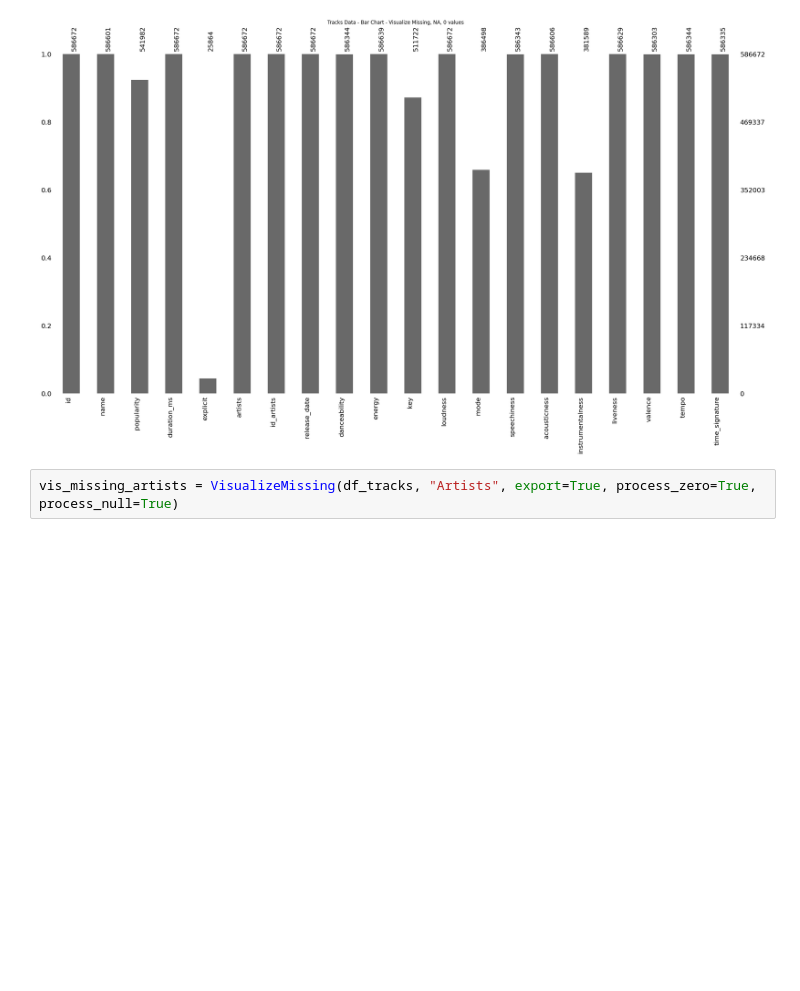
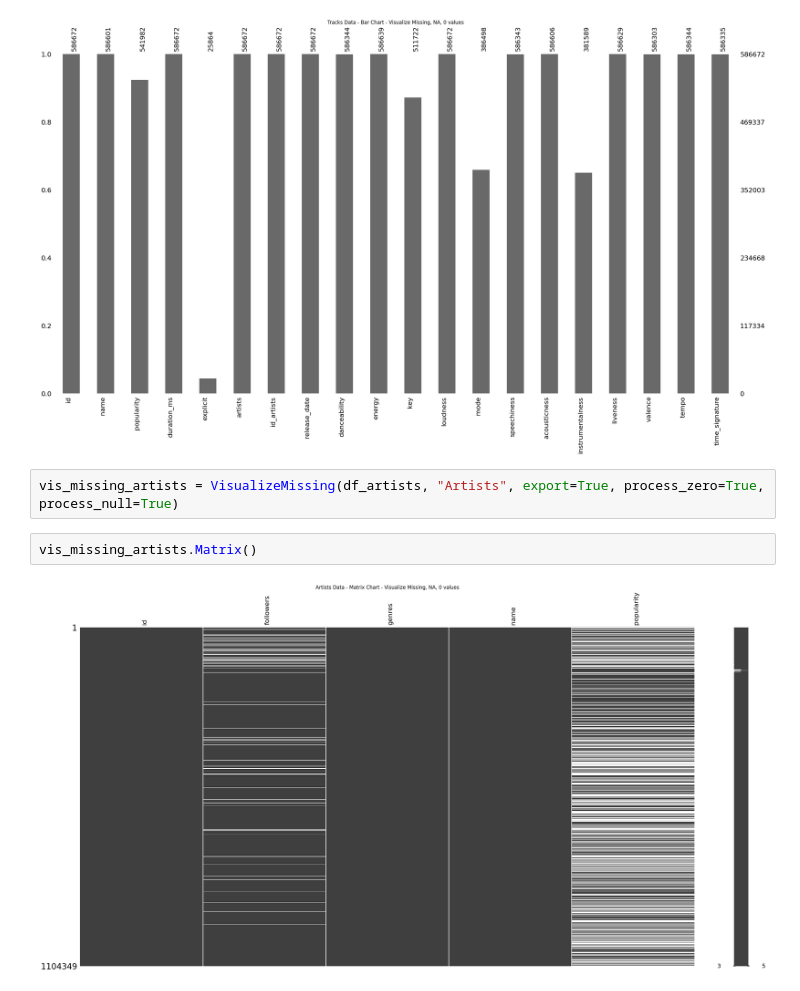
Before and after one commit to mavwong/SpotifyDataAnalysis, a Jupyter notebook: 01-data_exploration.ipynb, the cells around one changed output. Saved outputs shown, nothing was run; the diff lists cells and outputs as text; blank space fills up the shorter version.

```diff
--- a/01-data_exploration.ipynb
+++ b/01-data_exploration.ipynb
@@ -21,6 +25,10 @@ vis_missing_tracks.Bar()
 # %% [output]
 [figure]
 # %%
-vis_missing_artists = VisualizeMissing(df_tracks, "Artists", export=True, process_zero=True, process_null=True)
+vis_missing_artists = VisualizeMissing(df_artists, "Artists", export=True, process_zero=True, process_null=True)
+# %%
+vis_missing_artists.Matrix()
+# %% [output]
+[figure, added]
 # %%
 vis_missing_artists.Heatmap()
```
Also changed, not shown: parts of 7 cells of this notebook, 3 other files.
